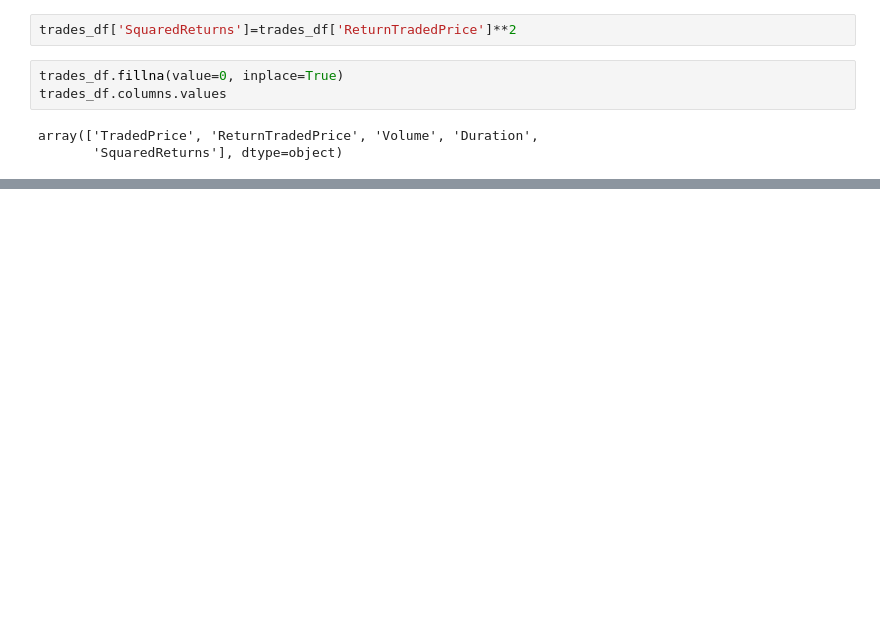
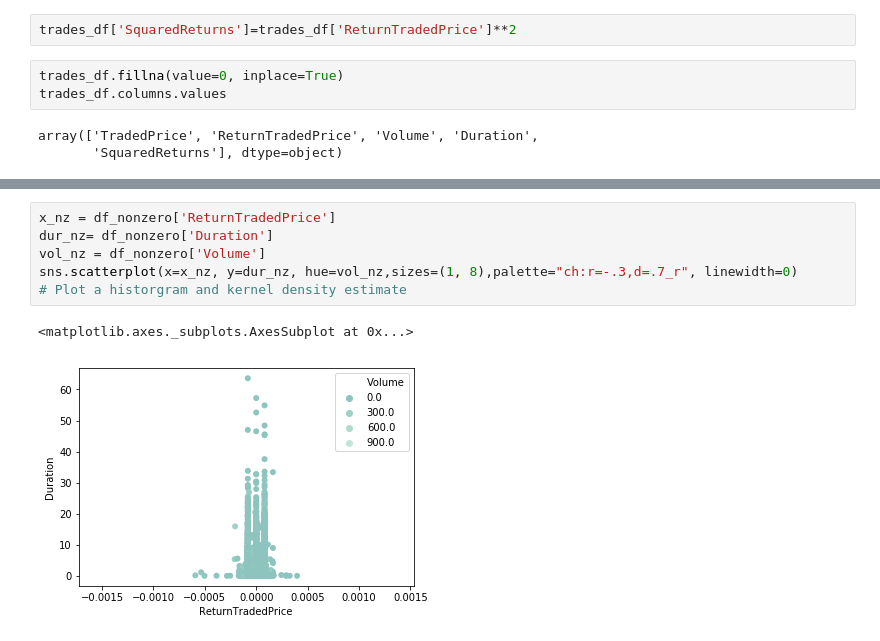
Before and after one commit to andreas-koukorinis/PaperCode, a Jupyter notebook: aknotebooks/stylised facts.ipynb, the cells around one changed output, grey strips where cells are left out. Drawn from its saved outputs; the diff is of its cells as text; blank space fills up the shorter version.

```diff
--- a/aknotebooks/stylised facts.ipynb
+++ b/aknotebooks/stylised facts.ipynb
@@ -141,0 +168,9 @@ NameError: name 'z' is not defined
+# %%
+x_nz = df_nonzero['ReturnTradedPrice']
+dur_nz= df_nonzero['Duration']
+vol_nz = df_nonzero['Volume']
+sns.scatterplot(x=x_nz, y=dur_nz, hue=vol_nz,sizes=(1, 8),palette="ch:r=-.3,d=.7_r", linewidth=0)
+# Plot a historgram and kernel density estimate
+# %% [output]
+<matplotlib.axes._subplots.AxesSubplot at 0x...>
+[figure, added]
```
Also changed, not shown: parts of 15 cells of this notebook, 5 other files.
